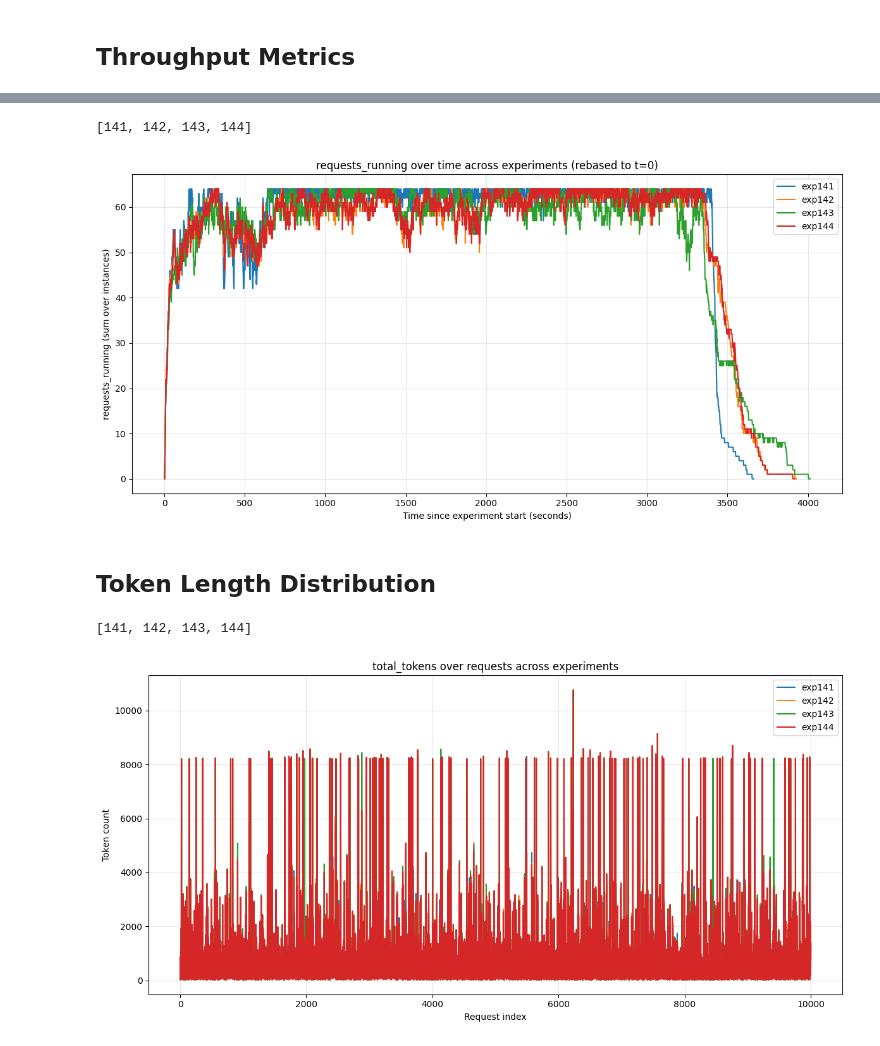
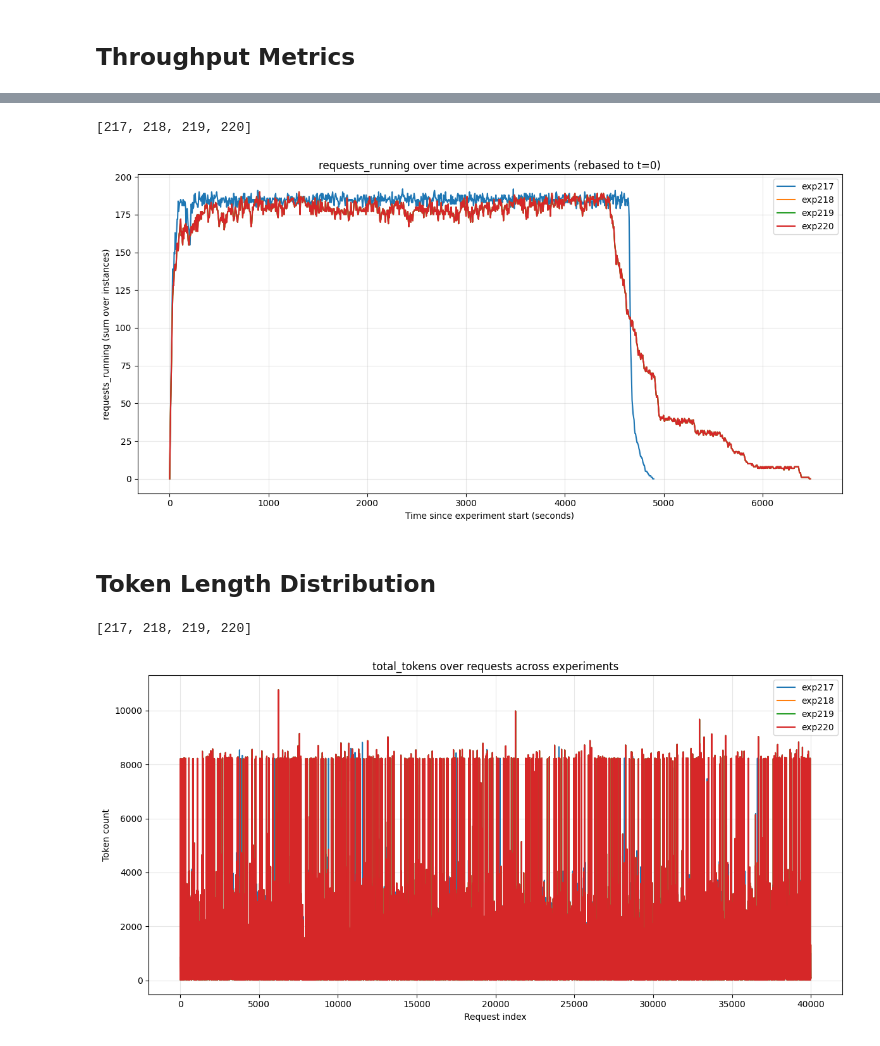
Before and after one commit to immengzi/LLM-LA, a Jupyter notebook: microservice/analysis.ipynb, the cells around one changed output, grey strips where cells are left out. Saved outputs shown, nothing was run; the diff lists cells and outputs as text; code cells hidden in the pictures.

```diff
--- a/microservice/analysis.ipynb
+++ b/microservice/analysis.ipynb
@@ -47,7 +47,7 @@ import pandas as pd
 
 # ---- choose experiments ----
 # choose which series you want
-series_ids = [35]
+series_ids = [54]
 
 experiments = experiments_from_series(series_ids)
 
@@ -303,7 +303,7 @@ from experiment_analysis import load_experiment_latencies, experiments_from_seri
 import matplotlib.pyplot as plt
 
 # ---- choose experiments ----
-series_ids = [35]
+series_ids = [54]
 experiments = experiments_from_series(series_ids)
 print(experiments)
 # ----------------------------
@@ -375,7 +375,7 @@ import pandas as pd
 
 # -------- choose experiments to compare --------
 # choose which series you want
-series_ids = [35]
+series_ids = [54]
 
 experiments = experiments_from_series(series_ids)
 
@@ -463,7 +463,7 @@ import matplotlib.pyplot as plt
 
 # ---- choose experiments ----
 # choose which series you want
-series_ids = [35]
+series_ids = [54]
 
 experiments = experiments_from_series(series_ids)
 
@@ -539,8 +539,8 @@ plt.legend(loc="upper right")
 plt.grid(True, alpha=0.3)
 plt.tight_layout()
 # %% [output]
-[141, 142, 143, 144]
+[217, 218, 219, 220]
-[figure, old version]
+[figure, new version]
 # %% [markdown]
 ## Token Length Distribution
 # %%
@@ -549,7 +549,7 @@ import matplotlib.pyplot as plt
 
 # ---- choose experiments ----
 # choose which series you want
-series_ids = [35]
+series_ids = [54]
 
 experiments = experiments_from_series(series_ids)
 
@@ -560,35 +560,35 @@ print(experiments)
 # metric = "prompt_tokens"        # input length
 # metric = "completion_tokens"  # output length
 metric = "total_tokens"       # input + output
 # -----------------------------------------------
 
 plt.figure(figsize=(12, 6))
 
 for exp_id in experiments:
     df = (
         load_experiment_latencies(exp_id=exp_id)
         .sort_values("idx")
         .reset_index(drop=True)
     )
 
     if metric not in df.columns:
         print(f"Skipping exp{exp_id}: {metric} not found")
         continue
 
     x = df["idx"]
     y = df[metric]
 
     plt.plot(x, y, label=f"exp{exp_id}")
 
 plt.xlabel("Request index")
 plt.ylabel("Token count")
 plt.title(f"{metric} over requests across experiments")
 plt.legend(loc="upper right")
 plt.grid(True, alpha=0.3)
 plt.tight_layout()
 # %% [output]
-[141, 142, 143, 144]
+[217, 218, 219, 220]
-[figure, old version]
+[figure, new version]
 # %%
 from experiment_analysis import load_experiment_latencies
 import matplotlib.pyplot as plt
```
Also changed, not shown: parts of 9 cells of this notebook, 27 other files.
